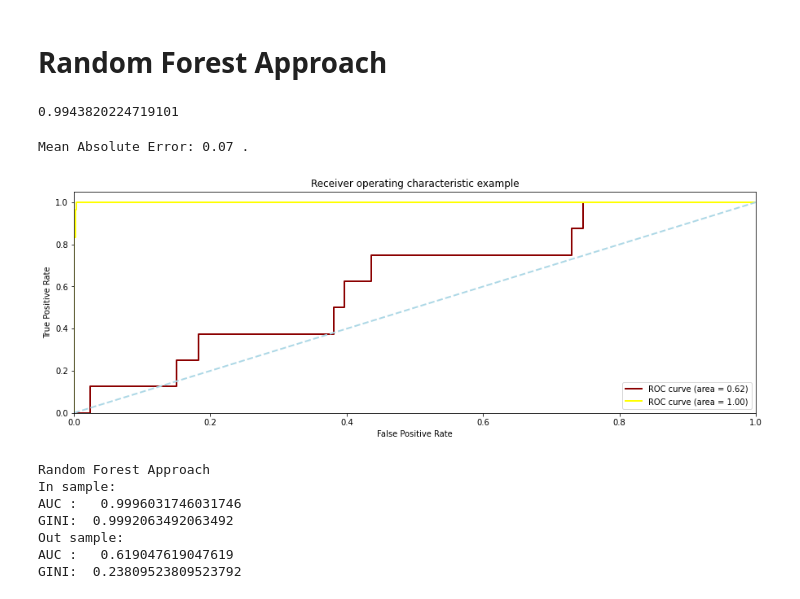
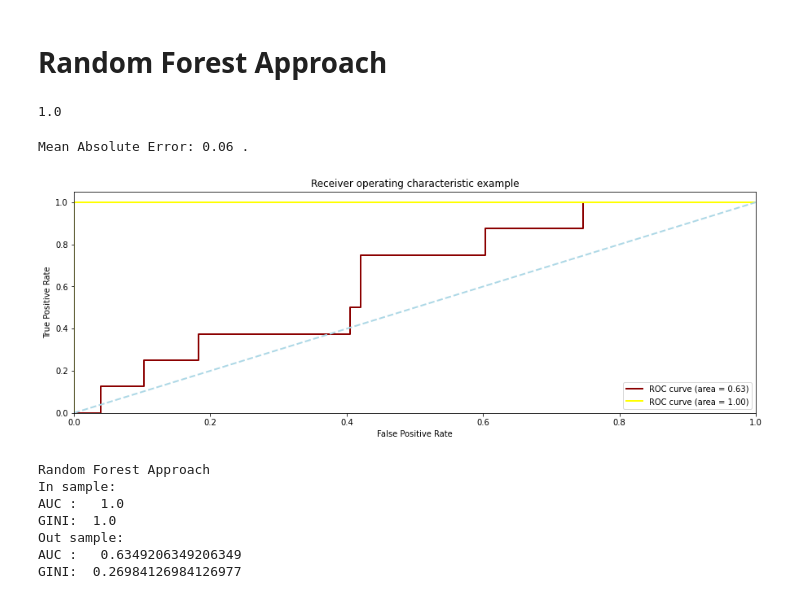
Before and after one commit to danIBK/SE_Risk_Management, a Jupyter notebook: Hello World.ipynb, the cells around one changed output. Cells and saved outputs as stored; diff of their text form; code cells hidden in the pictures.

Commit message:
Random Forest Approach Test Sample abgabe vorbereiten

```diff
--- a/Hello World.ipynb
+++ b/Hello World.ipynb
@@ -1245,12 +1233,11 @@ from sklearn.ensemble import RandomForestRegressor
 from sklearn.ensemble import RandomForestClassifier
 
 # Instantiate model with 1000 decision trees
-#rf = RandomForestRegressor(n_estimators = 1000, random_state = 42)
-rf = RandomForestClassifier(n_estimators = 1000,
+rf = RandomForestClassifier(n_estimators = 2000,
                             criterion='gini',
                             max_depth=None,
                             min_samples_split = 5,
-                            min_samples_leaf = 5,
+                            min_samples_leaf = 3,
                             max_features='auto',
                             bootstrap=True,
                             oob_score=True,
@@ -1264,59 +1251,60 @@ rf = RandomForestClassifier(n_estimators = 1000,
 rf.fit(train_features, train_labels)
 rf.score(train_features, train_labels)
 # %% [output]
-0.9943820224719101
+1.0
 # %%
 # Use the forest's predict method on the test data
-predictions = rf.predict(test_features)
+predictions_rf = rf.predict(test_features)
 predictions_rf_insample = rf.predict(train_features)
 
 predictions_prob = rf.predict_proba(test_features)[:, 1]
 predictions_prob_rf_insample = rf.predict_proba(train_features)[:,1]
 # Calculate the absolute errors
-errors = abs(predictions - test_labels)
+errors = abs(predictions_rf - test_labels)
 
 
 # Print out the mean absolute error (mae)
 print('Mean Absolute Error:', round(np.mean(errors), 2), '.')
 # %% [output]
-Mean Absolute Error: 0.07 .
+Mean Absolute Error: 0.06 .
 # %%
-pdpred = rf.predict_proba(test_features)[:, 1]
+predicitons_rf_prob = rf.predict_proba(test_features)[:, 1]
 
-fpr, tpr, thresholds = metrics.roc_curve(test_labels, pdpred)
+fpr, tpr, thresholds = metrics.roc_curve(test_labels, predicitons_rf_prob)
 auc = metrics.auc(fpr, tpr)
 
+#In Sample measurements
 fpr_rf_is, tpr_rf_is, thresholds_rf_is = metrics.roc_curve(train_labels, predictions_prob_rf_insample)
 auc_rf_is = metrics.auc(fpr_rf_is, tpr_rf_is)
 
 fig, axes = plt.subplots(figsize=(15,5))
 lw = 2
 axes = plt.plot(fpr, tpr, color='darkred',
          lw=lw, label='ROC curve (area = %0.2f)' % auc)
 axes = plt.plot(fpr_rf_is, tpr_rf_is, color='yellow',
          lw=lw, label='ROC curve (area = %0.2f)' % auc_rf_is)
 axes = plt.plot([0, 1], [0, 1], color='lightblue', lw=lw, linestyle='--')
 plt.xlim([0.0, 1.0])
 plt.ylim([0.0, 1.05])
 plt.xlabel('False Positive Rate')
 plt.ylabel('True Positive Rate')
 plt.title('Receiver operating characteristic example')
 plt.legend(loc="lower right")
 plt.show()
 
 print("Random Forest Approach")
-print("In sample: ")
+print("In sample:")
 print('AUC :  ',auc_rf_is)
 print('GINI: ', 2*auc_rf_is -1)
 print("Out sample: ")
 print('AUC :  ',auc)
 print('GINI: ', 2*auc -1)
 # %% [output]
-[figure, old version]
+[figure, new version]
 Random Forest Approach
 In sample:
-AUC :   0.9996031746031746
-GINI:  0.9992063492063492
+AUC :   1.0
+GINI:  1.0
 Out sample:
-AUC :   0.619047619047619
-GINI:  0.23809523809523792
+AUC :   0.6349206349206349
+GINI:  0.26984126984126977
```
Also changed, not shown: parts of 17 cells of this notebook.
